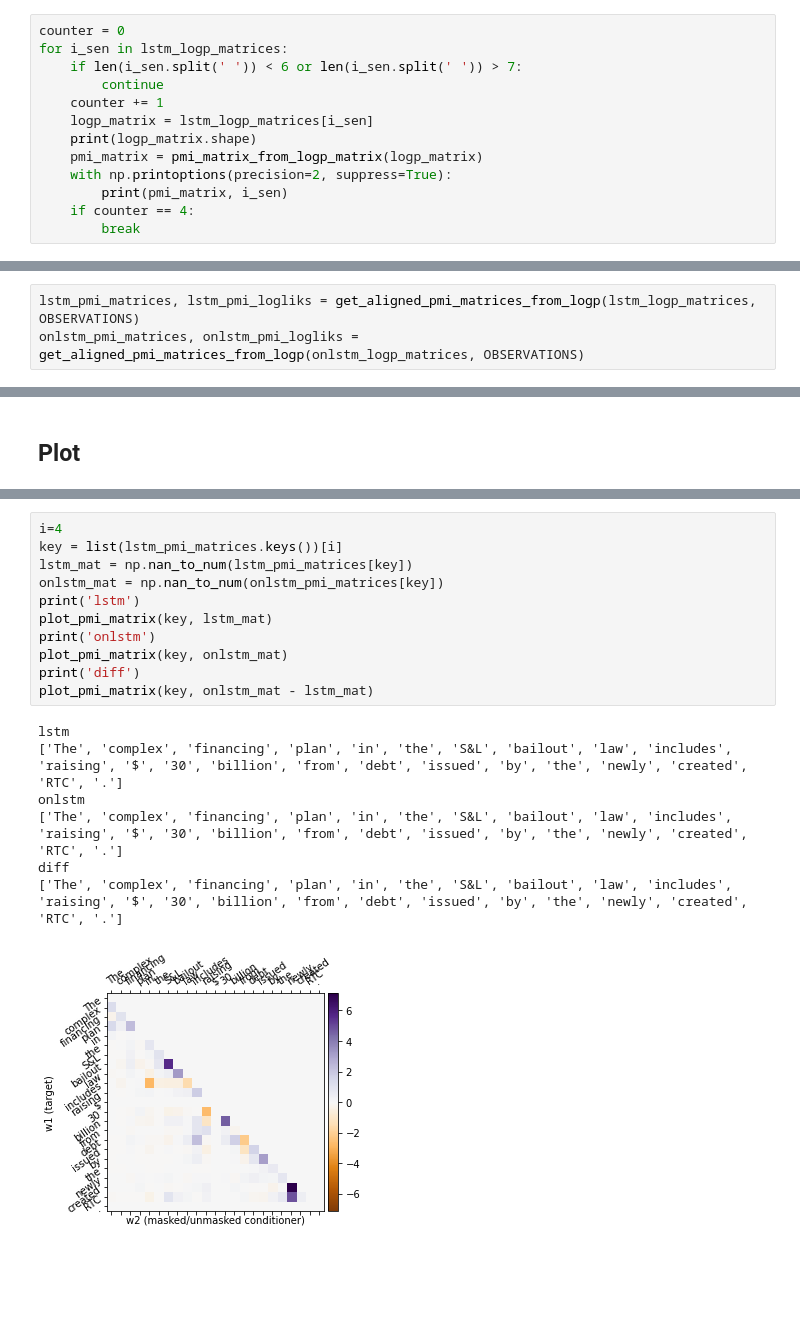
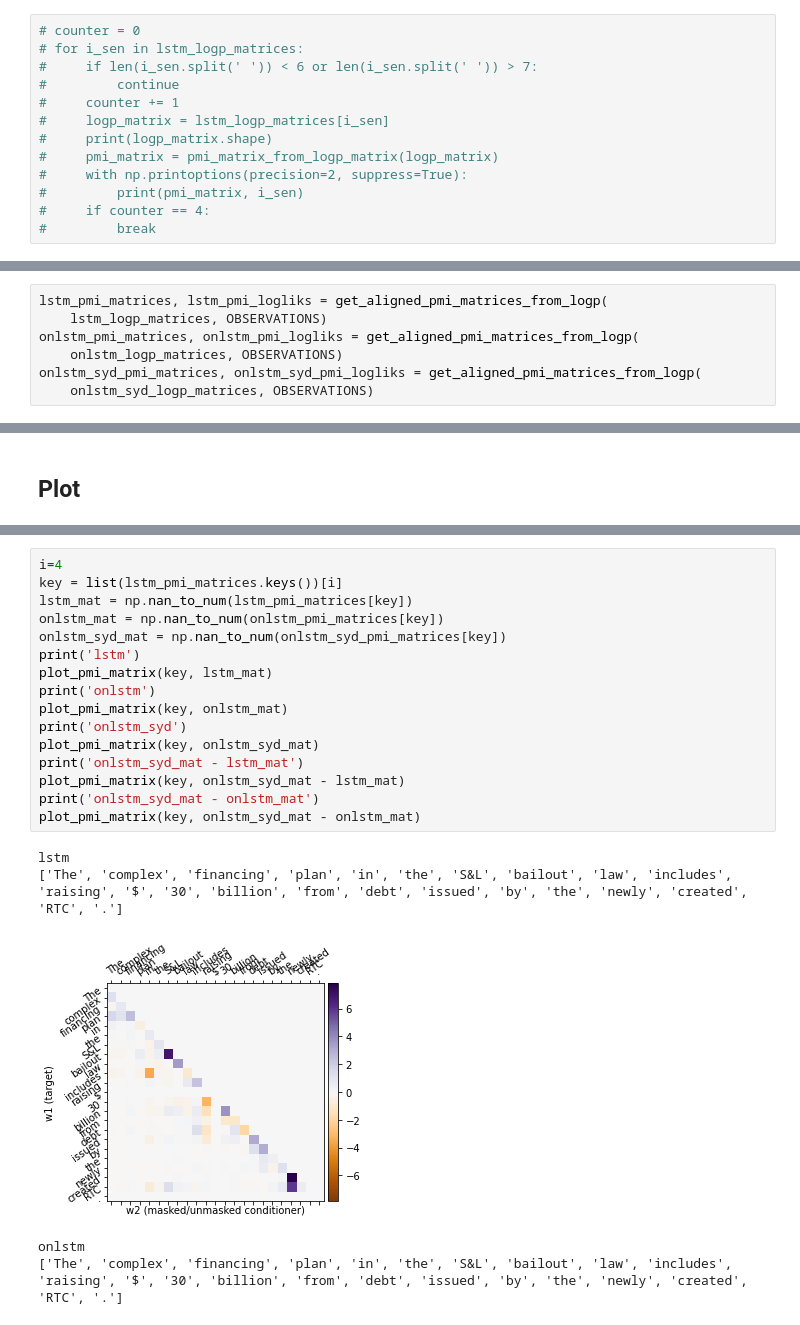
Before and after one commit to postylem/pmi-dependencies, a Jupyter notebook: inspecting_lstm_matrices.ipynb, the cells around one changed output, grey strips where cells are left out. Drawn from its saved outputs; the diff is of its cells as text; blank space fills up the shorter version.

Commit message:
lstm vs onlstm vs onlstm_syd

```diff
--- a/inspecting_lstm_matrices.ipynb
+++ b/inspecting_lstm_matrices.ipynb
@@ -72,13 +71,13 @@ for example
 # %%
-counter = 0
-for i_sen in lstm_logp_matrices:
-    if len(i_sen.split(' ')) < 6 or len(i_sen.split(' ')) > 7:
-        continue
-    counter += 1
-    logp_matrix = lstm_logp_matrices[i_sen]
-    print(logp_matrix.shape)
-    pmi_matrix = pmi_matrix_from_logp_matrix(logp_matrix)
-    with np.printoptions(precision=2, suppress=True):
-        print(pmi_matrix, i_sen)
-    if counter == 4:
-        break
+# counter = 0
+# for i_sen in lstm_logp_matrices:
+#     if len(i_sen.split(' ')) < 6 or len(i_sen.split(' ')) > 7:
+#         continue
+#     counter += 1
+#     logp_matrix = lstm_logp_matrices[i_sen]
+#     print(logp_matrix.shape)
+#     pmi_matrix = pmi_matrix_from_logp_matrix(logp_matrix)
+#     with np.printoptions(precision=2, suppress=True):
+#         print(pmi_matrix, i_sen)
+#     if counter == 4:
+#         break
@@ -258,8 +189,12 @@ def get_aligned_pmi_matrices_from_logp(logp_matrices, observations):
 #             print(simple_sent,simple_pmis,
 #                   spaced_obs.sentence,spaced_pmis,sep='\n')
 # %%
-lstm_pmi_matrices, lstm_pmi_logliks = get_aligned_pmi_matrices_from_logp(lstm_logp_matrices, OBSERVATIONS)
-onlstm_pmi_matrices, onlstm_pmi_logliks = get_aligned_pmi_matrices_from_logp(onlstm_logp_matrices, OBSERVATIONS)
+lstm_pmi_matrices, lstm_pmi_logliks = get_aligned_pmi_matrices_from_logp(
+    lstm_logp_matrices, OBSERVATIONS)
+onlstm_pmi_matrices, onlstm_pmi_logliks = get_aligned_pmi_matrices_from_logp(
+    onlstm_logp_matrices, OBSERVATIONS)
+onlstm_syd_pmi_matrices, onlstm_syd_pmi_logliks = get_aligned_pmi_matrices_from_logp(
+    onlstm_syd_logp_matrices, OBSERVATIONS)
 # %%
 # #Troubleshooting
 # with np.printoptions(precision=1, suppress=True):
@@ -366,19 +339,22 @@ def plot_pmi_matrix(key_sen,pmi_matrix):
 # %%
 i=4
 key = list(lstm_pmi_matrices.keys())[i]
 lstm_mat = np.nan_to_num(lstm_pmi_matrices[key])
 onlstm_mat = np.nan_to_num(onlstm_pmi_matrices[key])
+onlstm_syd_mat = np.nan_to_num(onlstm_syd_pmi_matrices[key])
 print('lstm')
 plot_pmi_matrix(key, lstm_mat)
 print('onlstm')
 plot_pmi_matrix(key, onlstm_mat)
-print('diff')
-plot_pmi_matrix(key, onlstm_mat - lstm_mat)
+print('onlstm_syd')
+plot_pmi_matrix(key, onlstm_syd_mat)
+print('onlstm_syd_mat - lstm_mat')
+plot_pmi_matrix(key, onlstm_syd_mat - lstm_mat)
+print('onlstm_syd_mat - onlstm_mat')
+plot_pmi_matrix(key, onlstm_syd_mat - onlstm_mat)
 # %% [output]
 lstm
 ['The', 'complex', 'financing', 'plan', 'in', 'the', 'S&L', 'bailout', 'law', 'includes', 'raising', '$', '30', 'billion', 'from', 'debt', 'issued', 'by', 'the', 'newly', 'created', 'RTC', '.']
-onlstm
-['The', 'complex', 'financing', 'plan', 'in', 'the', 'S&L', 'bailout', 'law', 'includes', 'raising', '$', '30', 'billion', 'from', 'debt', 'issued', 'by', 'the', 'newly', 'created', 'RTC', '.']
-diff
-['The', 'complex', 'financing', 'plan', 'in', 'the', 'S&L', 'bailout', 'law', 'includes', 'raising', '$', '30', 'billion', 'from', 'debt', 'issued', 'by', 'the', 'newly', 'created', 'RTC', '.']
-[figure, old version]
+[figure, new version]
+onlstm
+['The', 'complex', 'financing', 'plan', 'in', 'the', 'S&L', 'bailout', 'law', 'includes', 'raising', '$', '30', 'billion', 'from', 'debt', 'issued', 'by', 'the', 'newly', 'created', 'RTC', '.']
```
Also changed, not shown: parts of 16 cells of this notebook, 13 other files.
